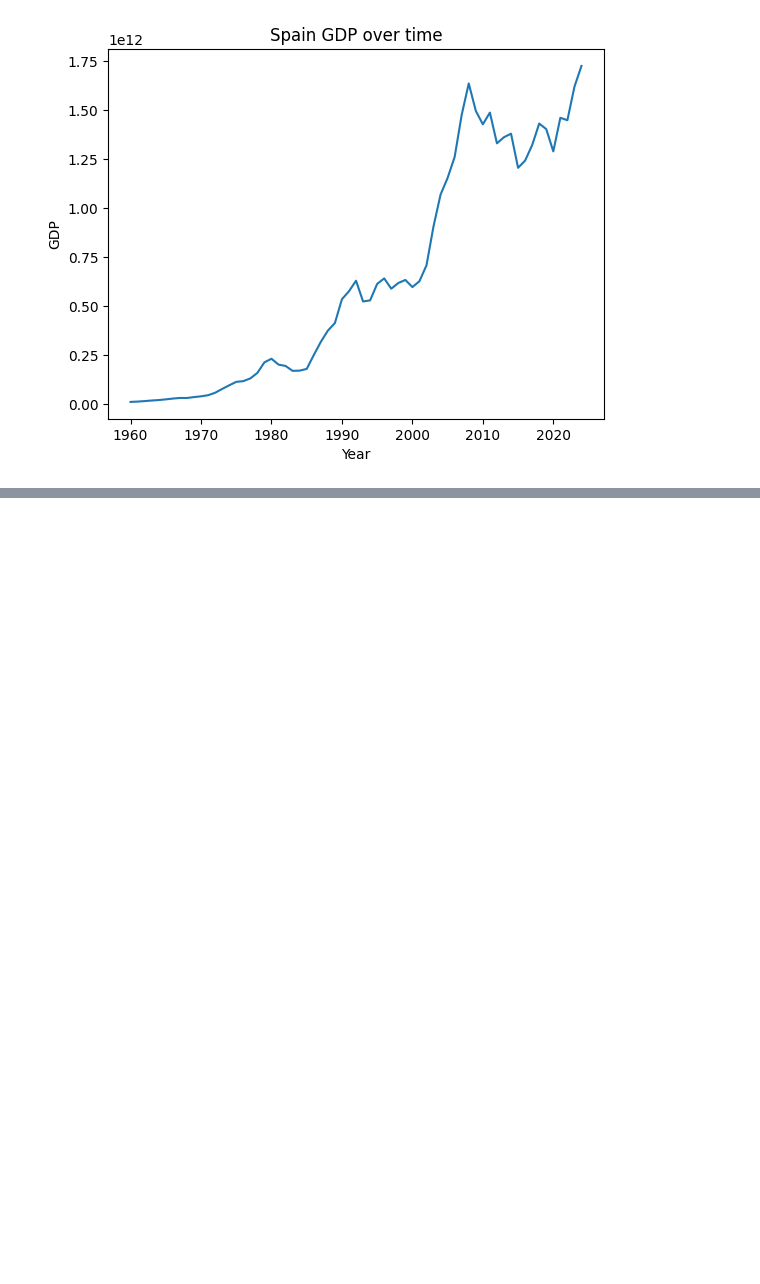
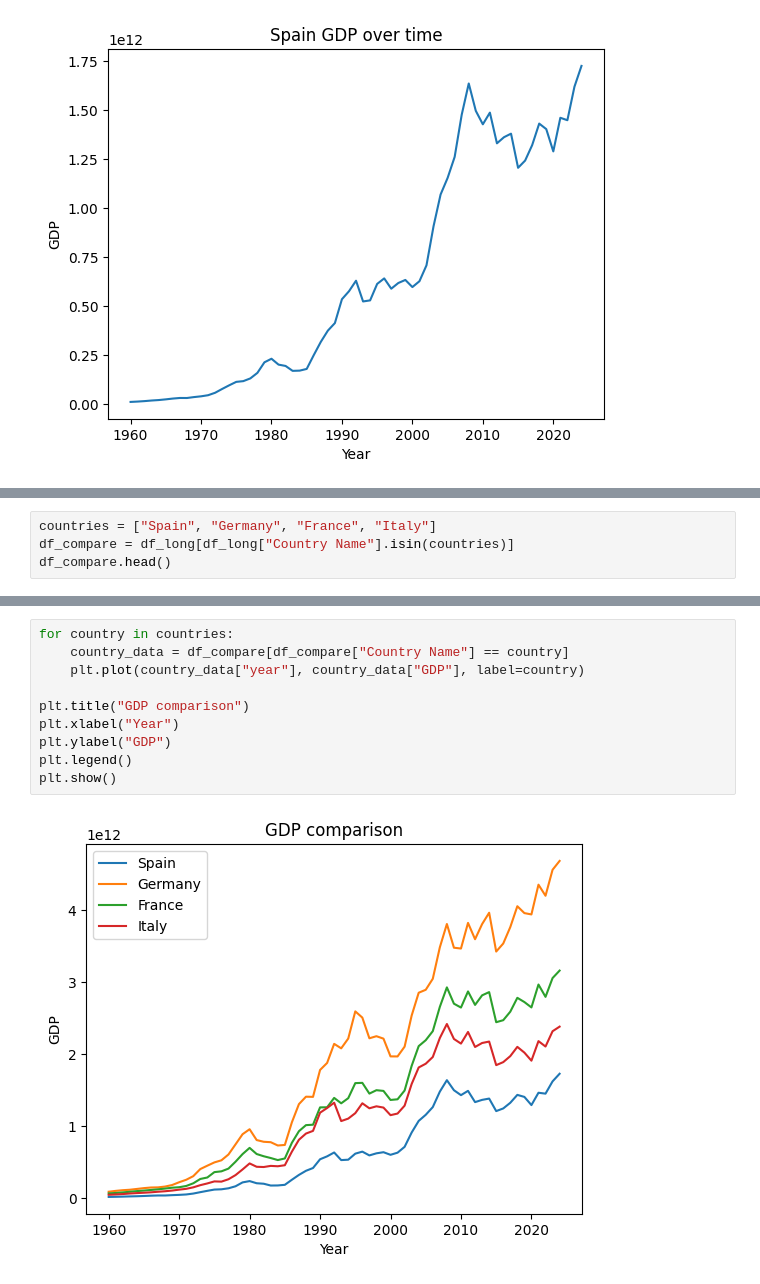
Before and after one commit to alenachuklina/global-economic-risk-monitor, a Jupyter notebook: notebooks/01_data_exploration.ipynb, the cells around one changed output, grey strips where cells are left out. Cells and saved outputs as stored; diff of their text form; blank space fills up the shorter version.

Commit message:
Update data exploration notebook

```diff
--- a/notebooks/01_data_exploration.ipynb
+++ b/notebooks/01_data_exploration.ipynb
@@ -175,0 +180,4 @@ plt.show()
+# %%
+countries = ["Spain", "Germany", "France", "Italy"]
+df_compare = df_long[df_long["Country Name"].isin(countries)]
+df_compare.head()
@@ -175,0 +191,12 @@ plt.show()
+# %%
+for country in countries:
+    country_data = df_compare[df_compare["Country Name"] == country]
+    plt.plot(country_data["year"], country_data["GDP"], label=country)
+
+plt.title("GDP comparison")
+plt.xlabel("Year")
+plt.ylabel("GDP")
+plt.legend()
+plt.show()
+# %% [output]
+[figure, added]
```
Also changed, not shown: parts of 6 cells of this notebook.
